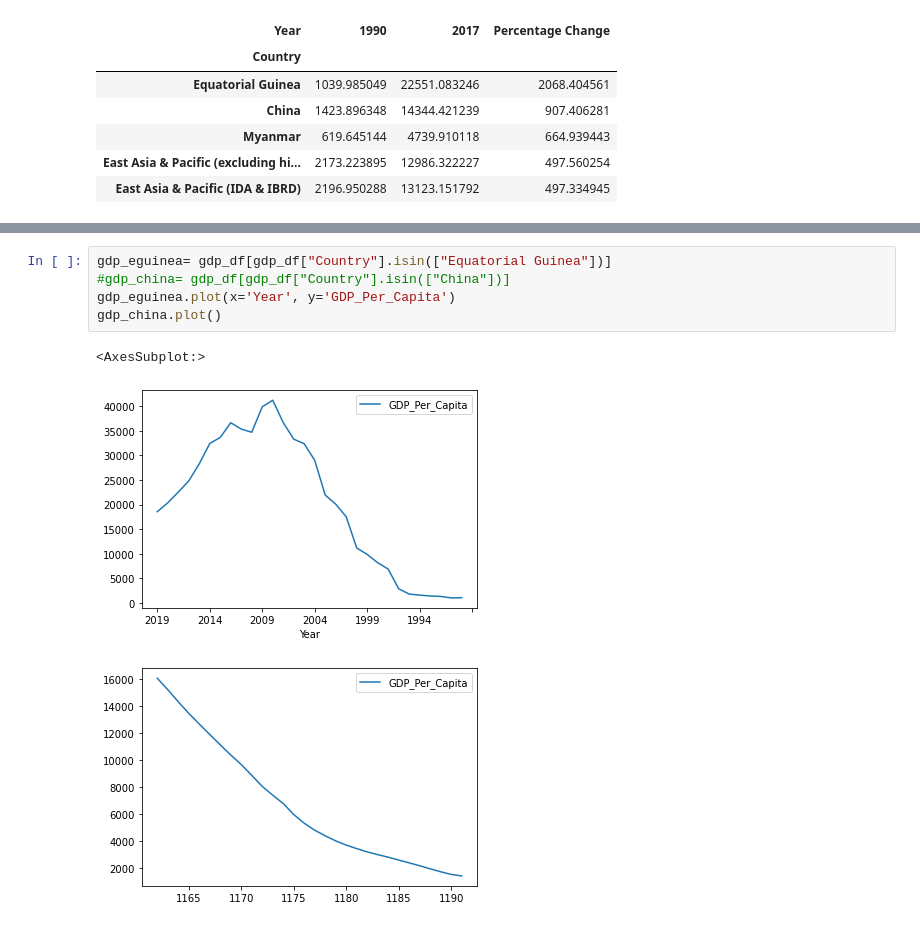
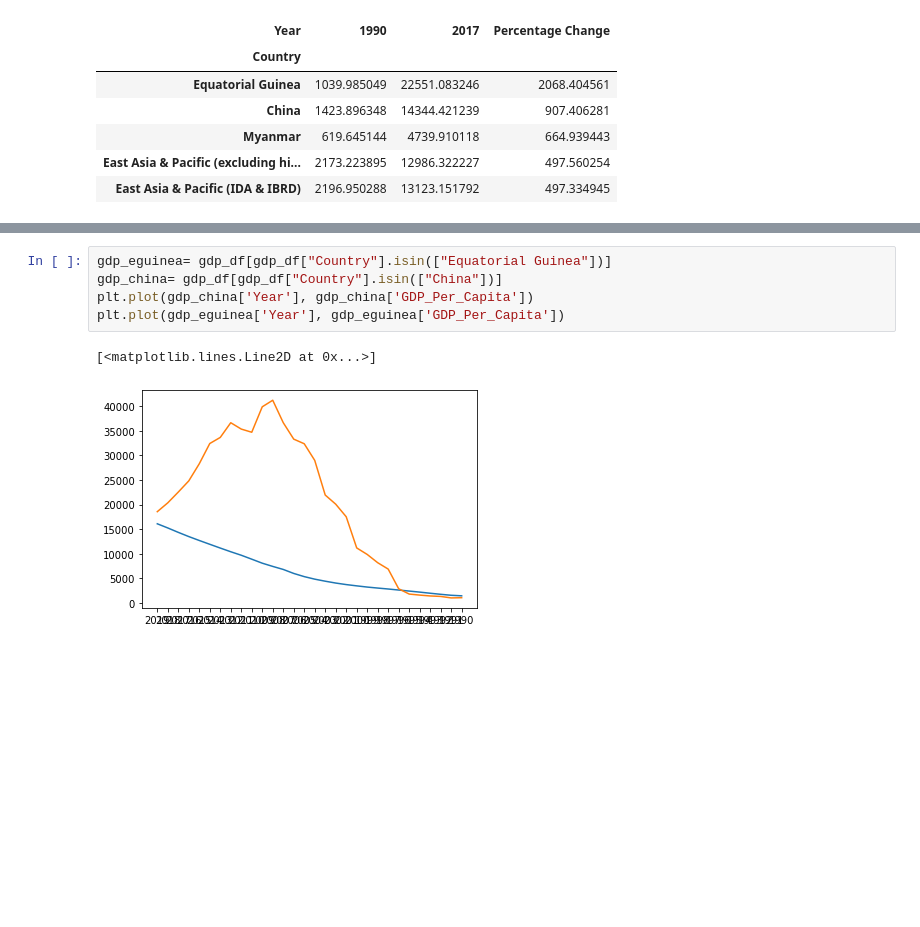
Before and after one commit to nss-data-science-cohort-5/un_exploration-ZhenyaC, a Jupyter notebook: notebooks/UN_Data_Exploration.ipynb, the cells around one changed output, grey strips where cells are left out. Drawn from its saved outputs; the diff is of its cells as text; blank space fills up the shorter version.

Commit message:
added plot

```diff
--- a/notebooks/UN_Data_Exploration.ipynb
+++ b/notebooks/UN_Data_Exploration.ipynb
@@ -403,10 +398,9 @@ gdp_df.plot(x='Year', y='GDP_Per_Capita')
 # %%
 gdp_eguinea= gdp_df[gdp_df["Country"].isin(["Equatorial Guinea"])]
-#gdp_china= gdp_df[gdp_df["Country"].isin(["China"])]
-gdp_eguinea.plot(x='Year', y='GDP_Per_Capita')
-gdp_china.plot()
+gdp_china= gdp_df[gdp_df["Country"].isin(["China"])]
+plt.plot(gdp_china['Year'], gdp_china['GDP_Per_Capita'])
+plt.plot(gdp_eguinea['Year'], gdp_eguinea['GDP_Per_Capita'])
 # %% [output]
-<AxesSubplot:>
+[<matplotlib.lines.Line2D at 0x...>]
-[figure, old version]
+[figure, new version]
-[figure, removed]
 # %%
```
Also changed, not shown: parts of 2 cells of this notebook, 1 other file.
